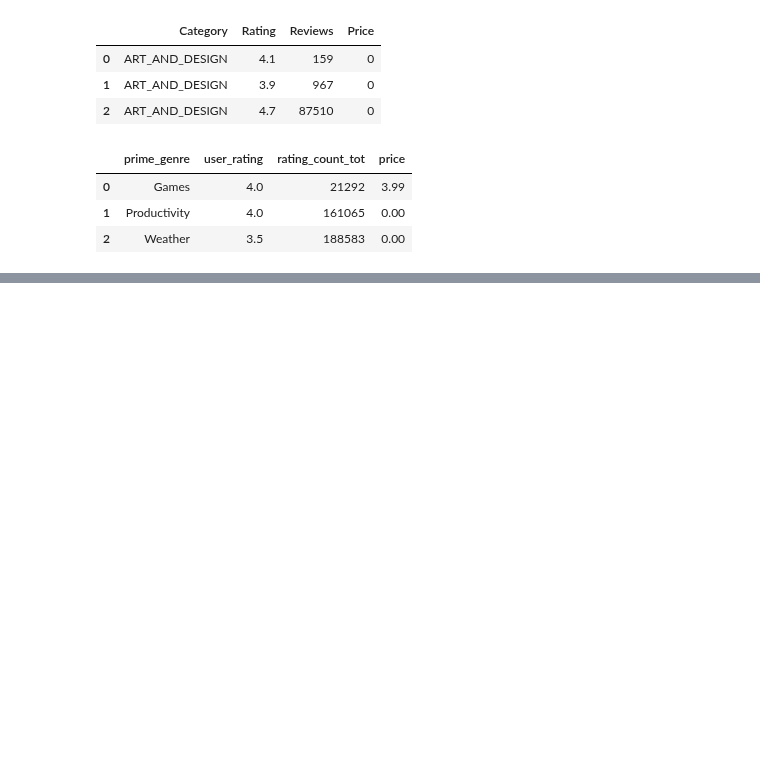
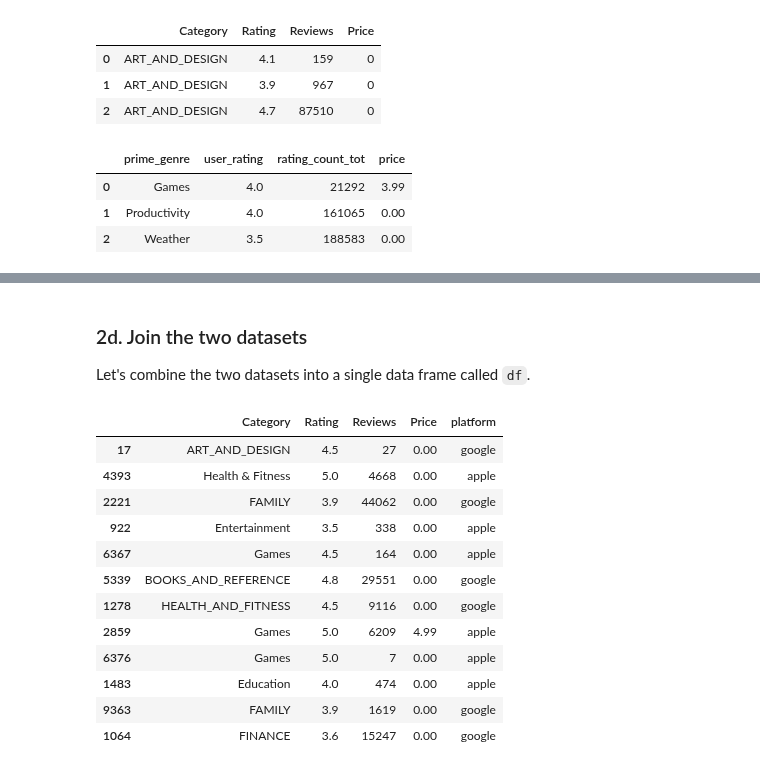
Before and after one commit to tripfernandes/SB-DSC, a Jupyter notebook: PART 1, Tier 1 - Sourcing and Loading.ipynb, the cells around one changed output, grey strips where cells are left out. Saved outputs shown, nothing was run; the diff lists cells and outputs as text; code cells hidden in the pictures; blank space fills up the shorter version.

```diff
--- a/PART 1, Tier 1 - Sourcing and Loading.ipynb
+++ b/PART 1, Tier 1 - Sourcing and Loading.ipynb
@@ -127,0 +223,11 @@ Apple.head(3)
+# %%
+# Let's create a variable called nosymb.
+# This variable will take the Price column of Google and apply the str.replace() method.
+# Remember: we want to find '$' and replace it with nothing, so we'll have to write approrpiate arguments to the method to achieve this.
+nosymb = Google['Price'].str.replace('$','' )
+
+# Now we need to do two things:
+# i. Make the values in the nosymb variable numeric using the to_numeric() pandas method.
+# ii. Assign this new set of numeric, dollar-sign-less values to Google['Price'].
+# You can do this in one line if you wish.
+Google['Price'] = pd.to_numeric(nosymb)
@@ -127,0 +247,4 @@ Apple.head(3)
+# %%
+# Convert the 'Reviews' column to a numeric data type.
+# Use the method pd.to_numeric(), and save the result in the same column.
+Google['Reviews'] = pd.to_numeric(Google['Reviews'])
@@ -127,0 +265,5 @@ Apple.head(3)
+# %%
+# Create a column called 'platform' in both the Apple and Google dataframes.
+# Add the value 'apple' and the value 'google' as appropriate.
+Apple['platform'] = 'apple'
+Google['platform'] = 'google'
@@ -127,0 +291,24 @@ Apple.head(3)
+# %% [markdown]
+### 2d. Join the two datasets
+Let's combine the two datasets into a single data frame called `df`.
+# %%
+# Let's use the append() method to append Apple to Google.
+# Make Apple the first parameter of append(), and make the second parameter just: ignore_index = True.
+#df = Google.append(Apple, ignore_index = True)
+df = pd.concat([Google, Apple])
+# Using the sample() method with the number 12 passed to it, check 12 random points of your dataset.
+df.sample(12)
+# %% [output]
+|  | Category | Rating | Reviews | Price | platform |
+| 17 | ART_AND_DESIGN | 4.5 | 27 | 0.00 | google |
+| 4393 | Health & Fitness | 5.0 | 4668 | 0.00 | apple |
+| 2221 | FAMILY | 3.9 | 44062 | 0.00 | google |
+| 922 | Entertainment | 3.5 | 338 | 0.00 | apple |
+| 6367 | Games | 4.5 | 164 | 0.00 | apple |
+| 5339 | BOOKS_AND_REFERENCE | 4.8 | 29551 | 0.00 | google |
+| 1278 | HEALTH_AND_FITNESS | 4.5 | 9116 | 0.00 | google |
+| 2859 | Games | 5.0 | 6209 | 4.99 | apple |
+| 6376 | Games | 5.0 | 7 | 0.00 | apple |
+| 1483 | Education | 4.0 | 474 | 0.00 | apple |
+| 9363 | FAMILY | 3.9 | 1619 | 0.00 | google |
+| 1064 | FINANCE | 3.6 | 15247 | 0.00 | google |
```
Also changed, not shown: parts of 32 cells of this notebook.
